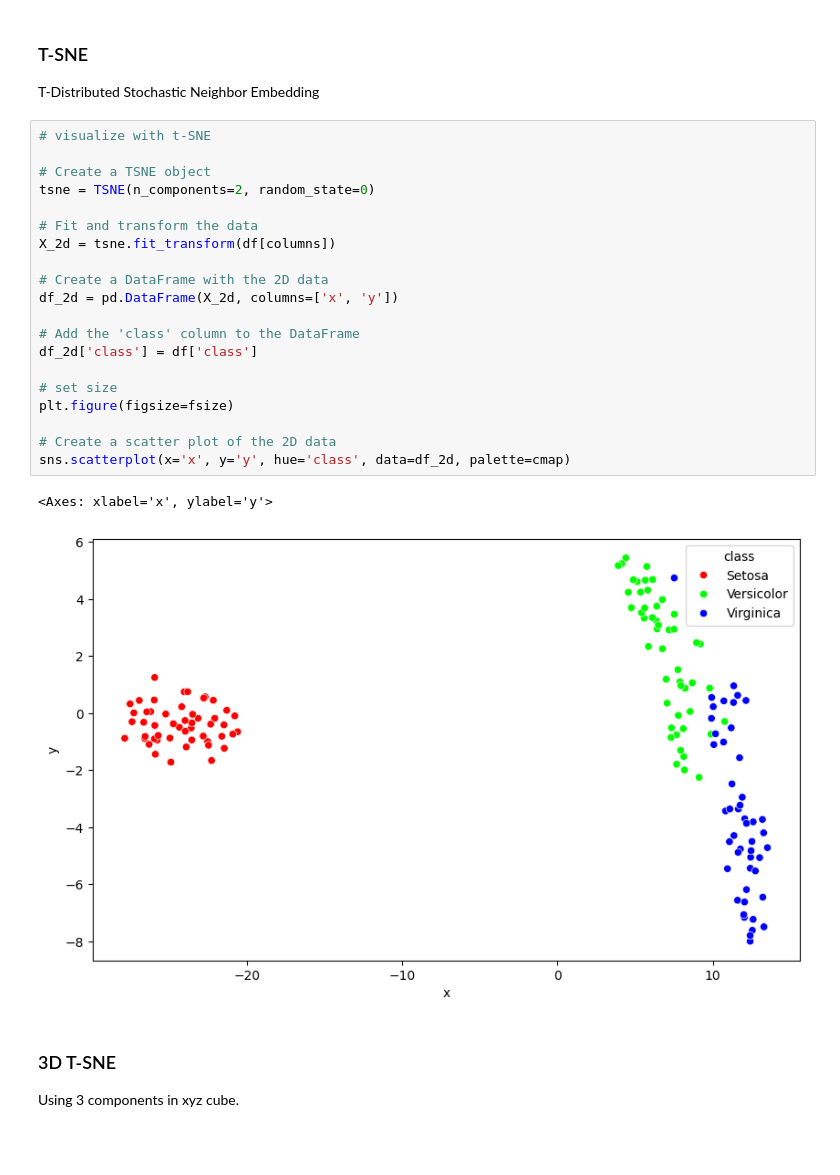
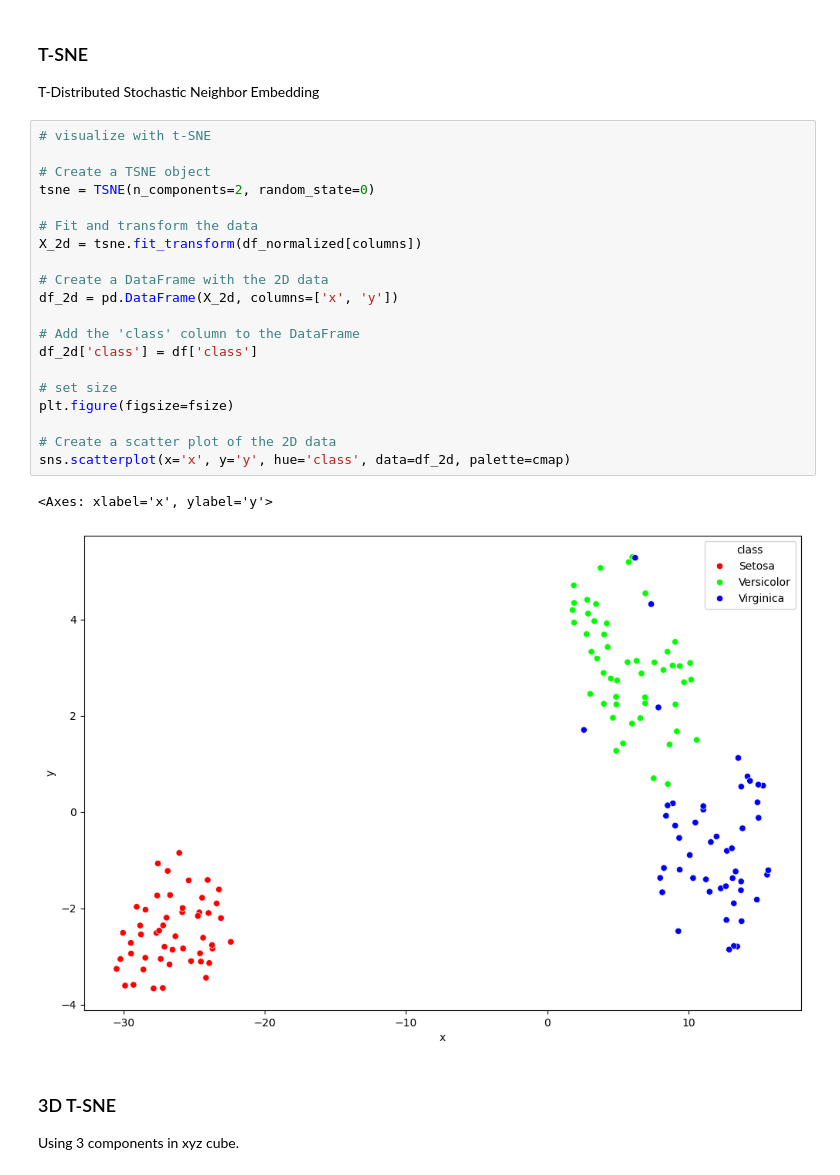
Before and after one commit to AvaAvarai/DataAnalysisNotebook, a Jupyter notebook: notebook.ipynb, the cells around one changed output. Cells and saved outputs as stored; diff of their text form; blank space fills up the shorter version.

```diff
--- a/notebook.ipynb
+++ b/notebook.ipynb
@@ -175,26 +175,26 @@ T-Distributed Stochastic Neighbor Embedding
 # %%
 # visualize with t-SNE
 
 # Create a TSNE object
 tsne = TSNE(n_components=2, random_state=0)
 
 # Fit and transform the data
-X_2d = tsne.fit_transform(df[columns])
+X_2d = tsne.fit_transform(df_normalized[columns])
 
 # Create a DataFrame with the 2D data
 df_2d = pd.DataFrame(X_2d, columns=['x', 'y'])
 
 # Add the 'class' column to the DataFrame
 df_2d['class'] = df['class']
 
 # set size
 plt.figure(figsize=fsize)
 
 # Create a scatter plot of the 2D data
 sns.scatterplot(x='x', y='y', hue='class', data=df_2d, palette=cmap)
 # %% [output]
 <Axes: xlabel='x', ylabel='y'>
-[figure, old version]
+[figure, new version]
 # %% [markdown]
 ### 3D T-SNE
 
```
Also changed, not shown: parts of 4 cells of this notebook, 1 other file.
